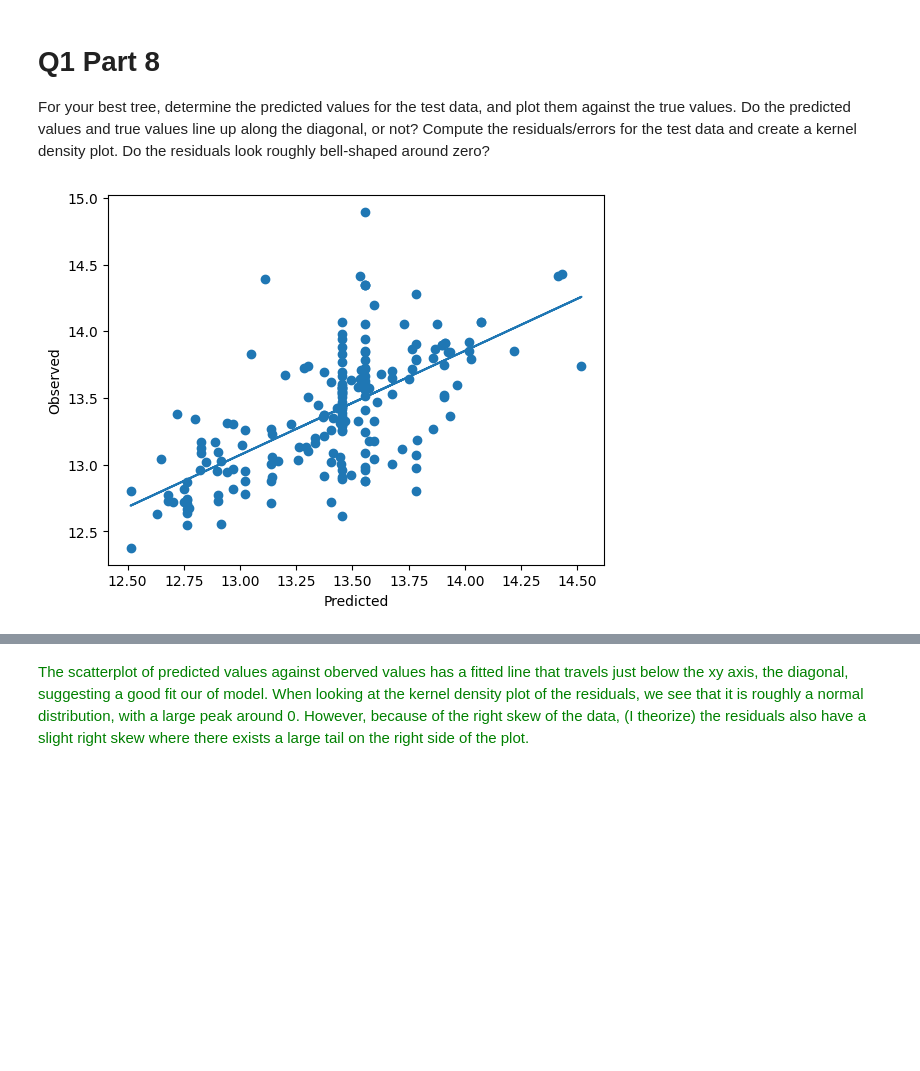
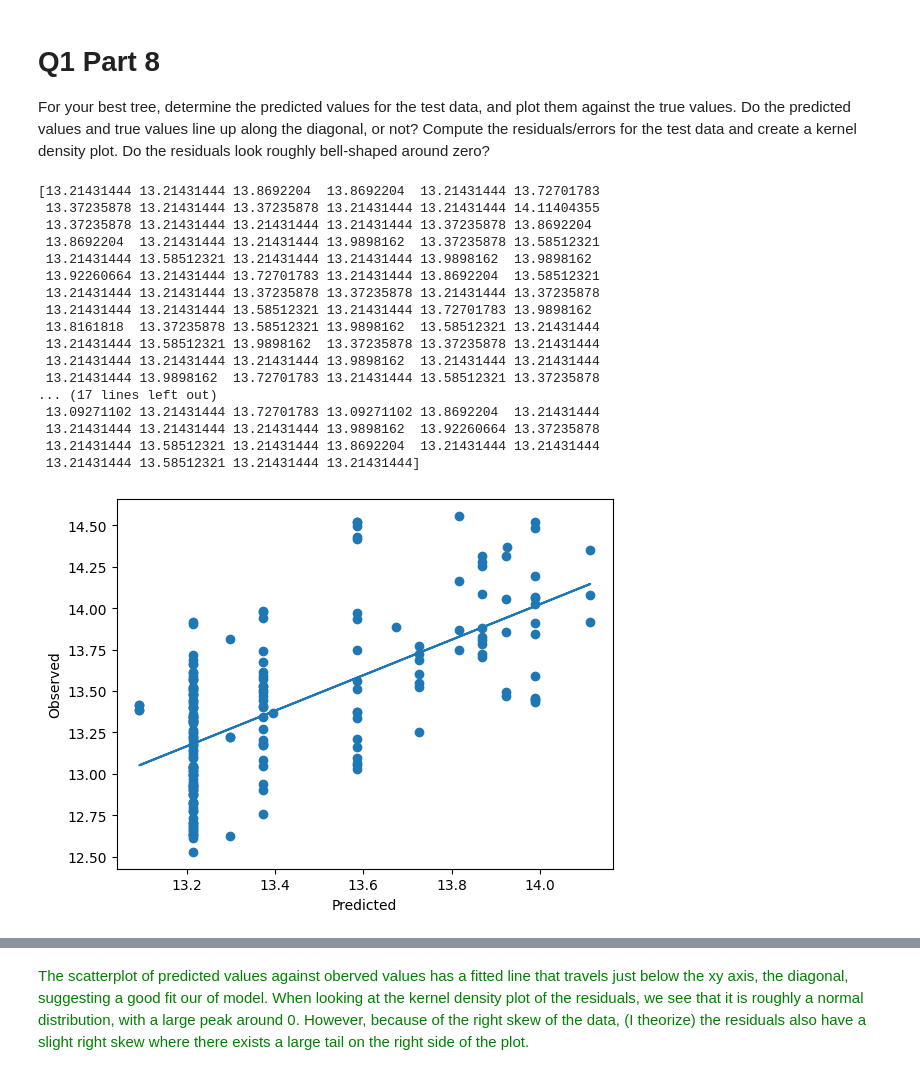
Before and after one commit to Monty-2003/assignment4, a Jupyter notebook: assignment4.ipynb, the cells around one changed output, grey strips where cells are left out. Cells and saved outputs as stored; diff of their text form; code cells hidden in the pictures; blank space fills up the shorter version.

```diff
--- a/assignment4.ipynb
+++ b/assignment4.ipynb
@@ -486,0 +489,14 @@ R<sup>2</sup> value:  0.718. However, I think this relatively equal increase in
+# %%
+X1 = car_dat[['Fuel_Type', 'Transmission', 'Transmission_Type']] # explanatory vars
+y = car_dat['price_log'] # prediction var
+
+# create df containing "dummies" for each categorical variable
+temp_fuel_df = pd.get_dummies(X1['Fuel_Type'],dtype='int')
+temp_trans_df = pd.get_dummies(X1['Transmission'],dtype='int')
+temp_transT_df = pd.get_dummies(X1['Transmission_Type'],dtype='int')
+
+# combine one-hot encoded variables into one df
+X = pd.concat([temp_fuel_df, temp_trans_df,temp_transT_df], axis=1)
+
+# split dat
+X_train, X_test, y_train, y_test = train_test_split(X, y, test_size=.2, random_state=64)
@@ -486,0 +575,15 @@ R<sup>2</sup> value:  0.718. However, I think this relatively equal increase in
+# %%
+## MAX_DEPTH: 10 ##
+
+# Fit decision tree:
+cart = tree.DecisionTreeRegressor(max_depth = 10) # Create a classifier object
+cart = cart.fit(X_train, y_train) # Fit the classifier
+
+y_pred = cart.predict(X_test)
+
+# Calculate R^2 and RMSE
+print("RMSE value: ", np.sqrt(mean_squared_error(y_true=y_test, y_pred=y_pred)))
+print("R^2 value: ", metrics.r2_score(y_test, y_pred)) # R squared measure
+
+# Visualize results:
+tree.plot_tree(cart,filled=True)
@@ -488,27 +620,44 @@ R<sup>2</sup> value:  0.718. However, I think this relatively equal increase in
 # Q1 Part 8
 For your best tree, determine the predicted values for the test data, and plot them against the true values. Do the predicted values and true values line up along the diagonal, or not? Compute the residuals/errors for the test data and create a kernel density plot. Do the residuals look roughly bell-shaped around zero?
 # %%
-# Results of depth=10 tree
-
-x = y_pred_10
+# Results of depth=10 categorical tree
+print(y_pred)
+x = y_pred
 y = y_test
 
 # Scatterplot predicted values and true values
 plt.scatter(x, y)
 
 #find line of best fit
 a, b = np.polyfit(x, y, 1)
 
 #add line of best fit to plot
 plt.plot(x, a*x+b)
 plt.xlabel("Predicted")
 plt.ylabel("Observed")
 
 # calculate residuals
 temp = x - y
 diff_series = temp.abs()
 # %% [output]
+[13.21431444 13.21431444 13.8692204  13.8692204  13.21431444 13.72701783
+ 13.37235878 13.21431444 13.37235878 13.21431444 13.21431444 14.11404355
+ 13.37235878 13.21431444 13.21431444 13.21431444 13.37235878 13.8692204
+ 13.8692204  13.21431444 13.21431444 13.9898162  13.37235878 13.58512321
+ 13.21431444 13.58512321 13.21431444 13.21431444 13.9898162  13.9898162
+ 13.92260664 13.21431444 13.72701783 13.21431444 13.8692204  13.58512321
+ 13.21431444 13.21431444 13.37235878 13.37235878 13.21431444 13.37235878
+ 13.21431444 13.21431444 13.58512321 13.21431444 13.72701783 13.9898162
+ 13.8161818  13.37235878 13.58512321 13.9898162  13.58512321 13.21431444
+ 13.21431444 13.58512321 13.9898162  13.37235878 13.37235878 13.21431444
+ 13.21431444 13.21431444 13.21431444 13.9898162  13.21431444 13.21431444
+ 13.21431444 13.9898162  13.72701783 13.21431444 13.58512321 13.37235878
+... (17 lines left out)
+ 13.09271102 13.21431444 13.72701783 13.09271102 13.8692204  13.21431444
+ 13.21431444 13.21431444 13.21431444 13.9898162  13.92260664 13.37235878
+ 13.21431444 13.58512321 13.21431444 13.8692204  13.21431444 13.21431444
+ 13.21431444 13.58512321 13.21431444 13.21431444]
-[figure, old version]
+[figure, new version]
 # %%
 # create kernel density plot of residuals
 sns.kdeplot(x=diff_series)
```
Also changed, not shown: parts of 15 cells of this notebook.
